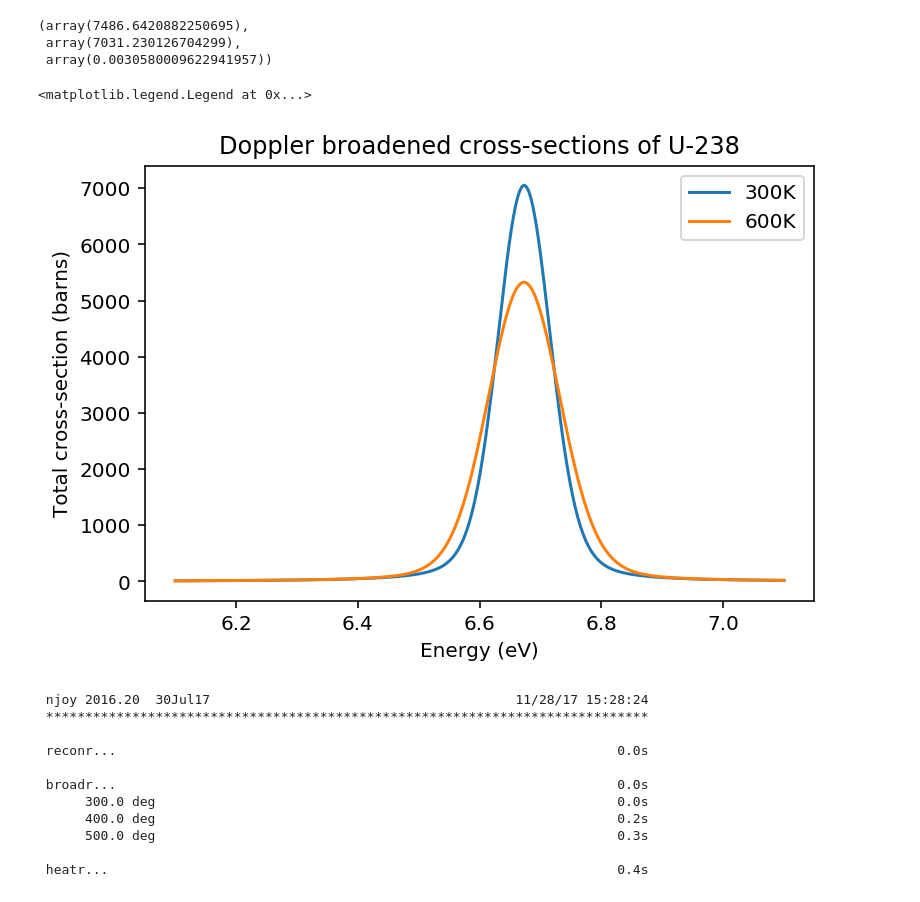
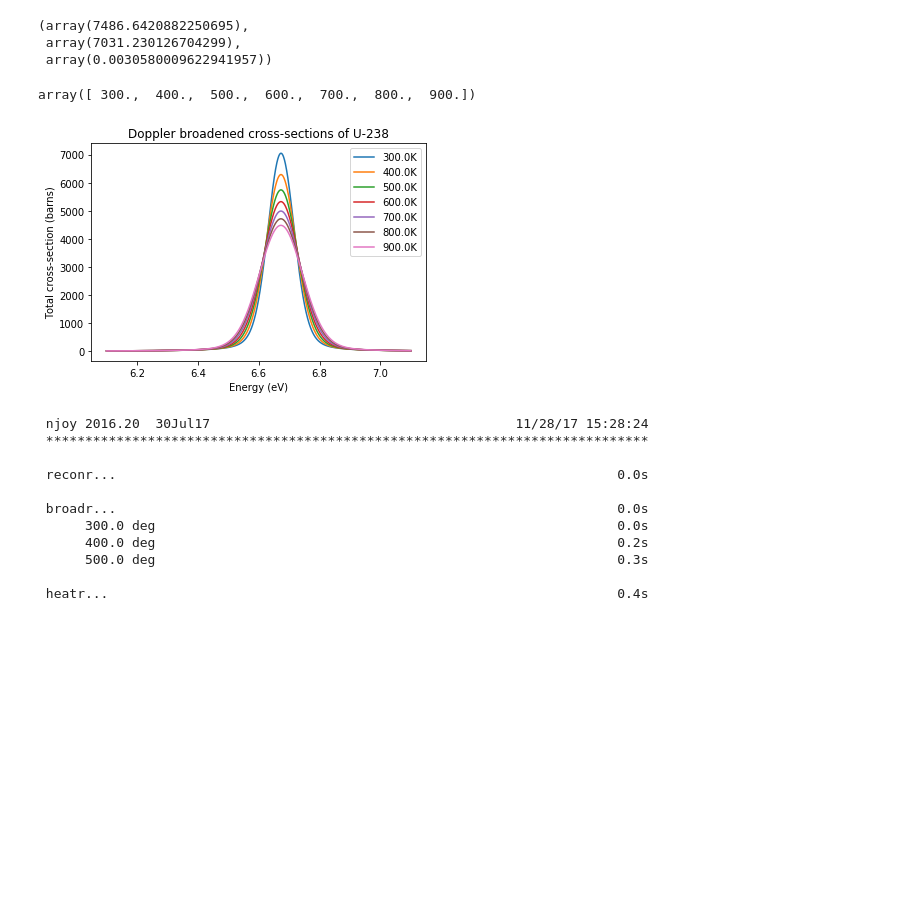
Before and after one commit to zhangy6x/research_stuff, a Jupyter notebook: jupyter_notebooks/OpenMC_test-Copy2.ipynb, the cells around one changed output. Drawn from its saved outputs; the diff is of its cells as text; code cells hidden in the pictures; blank space fills up the shorter version.

```diff
--- a/jupyter_notebooks/OpenMC_test-Copy2.ipynb
+++ b/jupyter_notebooks/OpenMC_test-Copy2.ipynb
@@ -163,5 +159,5 @@ KeyError: "Unable to open object (object 'version' doesn't exist)"
 # %%
-u238_multipole = openmc.data.WindowedMultipole.from_hdf5('/Users/y9z/Documents/GitHub/ImagingReso/ImagingReso/reference_data/wmp/092238.h5')
+u238_multipole = openmc.data.WindowedMultipole.from_hdf5('/Users/y9z/Documents/GitHub/openmc/scripts/wmp/092238.h5')
 # %%
 u238_multipole(1.0, 300)
 # %% [output]
@@ -177,11 +175,20 @@ u238_multipole(6.67, 300)
+# %%
+# t = np.linspace(300, 900, 13)
+t = np.linspace(300, 900, 7)
+
+t
+# %% [output]
+array([ 300.,  400.,  500.,  600.,  700.,  800.,  900.])
 # %%
 E = np.linspace(6.1, 7.1, 1000)
-plt.plot(E, u238_multipole(E, 300)[1], label='300K')
-plt.plot(E, u238_multipole(E, 600)[1], label='600K')
+for each_t in t:
+    plt.plot(E, u238_multipole(E, each_t)[1], label=str(each_t)+'K')
+
+
 plt.title('Doppler broadened cross-sections of U-238')
 plt.xlabel('Energy (eV)')
 plt.ylabel('Total cross-section (barns)')
 plt.legend(loc='best')
+plt.savefig('test.png', dpi=300)
 # %% [output]
-<matplotlib.legend.Legend at 0x...>
-[figure, old version]
+[figure, new version]
```
Also changed, not shown: parts of 4 cells of this notebook, 8 other files.
